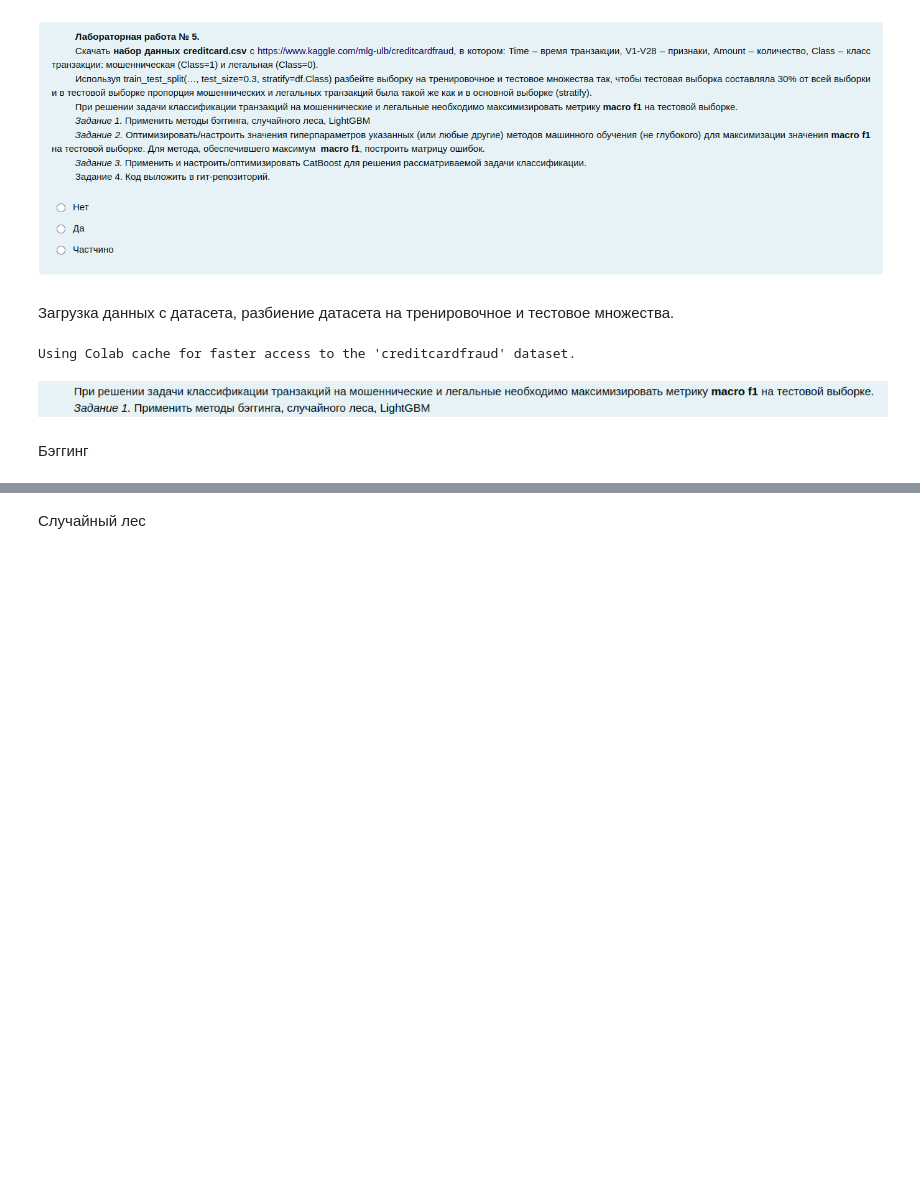
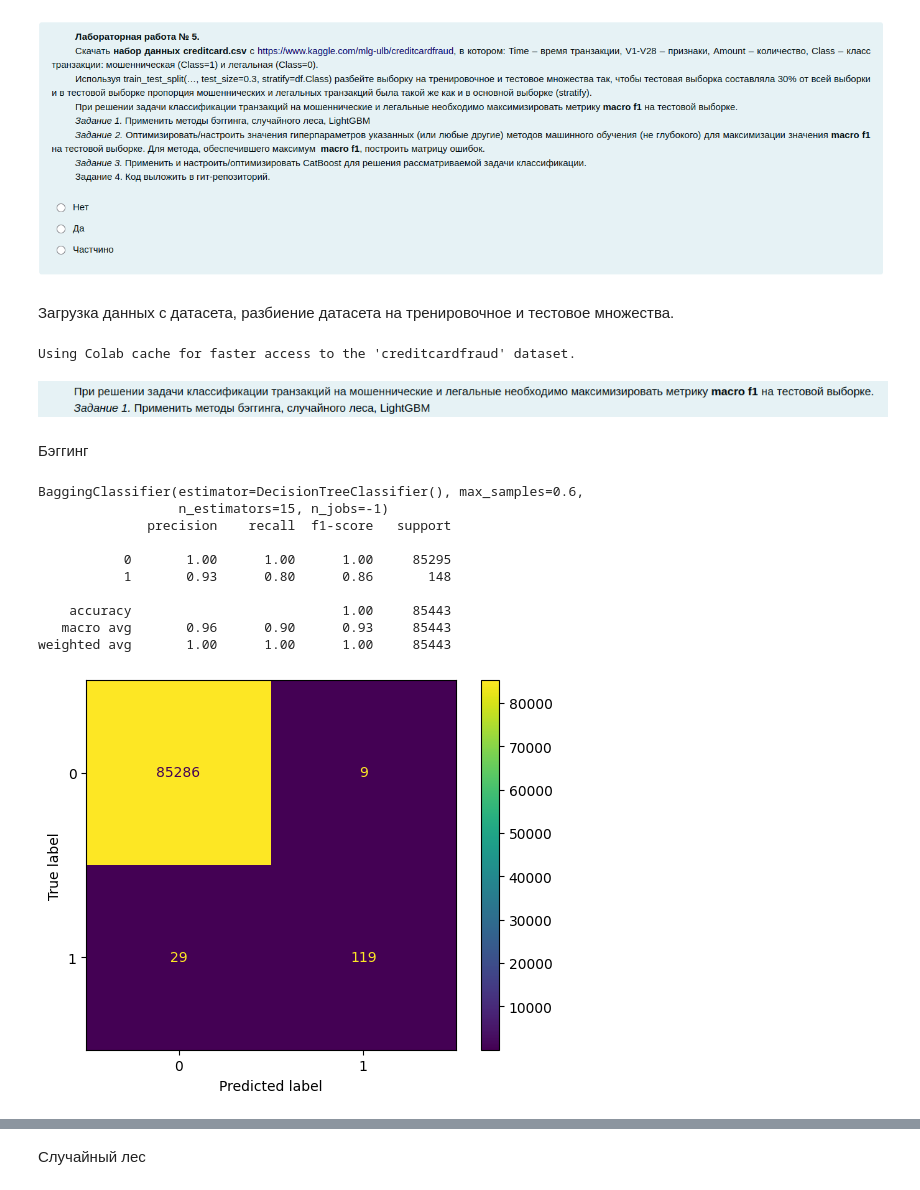
Before and after one commit to matikk0/anti-fraud_, a Jupyter notebook: lab5.ipynb, the cells around one changed output, grey strips where cells are left out. Saved outputs shown, nothing was run; the diff lists cells and outputs as text; code cells hidden in the pictures; blank space fills up the shorter version.

```diff
--- a/lab5.ipynb
+++ b/lab5.ipynb
@@ -6,8 +6,21 @@
 Загрузка данных с датасета, разбиение датасета на тренировочное и тестовое множества.
 # %%
 import kagglehub
+import time
 import pandas as pd
+import matplotlib.pyplot as plt
 from sklearn.model_selection import train_test_split
+from sklearn.model_selection import GridSearchCV
+from sklearn.metrics import classification_report
+from sklearn.metrics import confusion_matrix, ConfusionMatrixDisplay
+
+def stats_show(clf, y_true, y_pred):
+  print(clf.best_estimator_)
+  print(classification_report(y_true, y_pred))
+  cm = confusion_matrix(y_true, y_pred, labels=clf.classes_)
+  disp = ConfusionMatrixDisplay(confusion_matrix=cm, display_labels = clf.classes_)
+  disp.plot()
+  plt.show()
 
 path = kagglehub.dataset_download("mlg-ulb/creditcardfraud")
 path += "/creditcard.csv"
@@ -22,11 +35,28 @@ Using Colab cache for faster access to the 'creditcardfraud' dataset.
 # %% [markdown]
 Бэггинг
 # %%
+%%time
 from sklearn.ensemble import BaggingClassifier
 from sklearn.tree import DecisionTreeClassifier
 
-clf = BaggingClassifier(DecisionTreeClassifier(),
-                        n_estimators = 10,
-                        max_samples = 0.5)
+
+params = {"n_estimators": [5, 10, 15], "max_samples": [0.6, 0.8]}
+bagging = BaggingClassifier(DecisionTreeClassifier(),
+                        n_jobs = -1)
+clf = GridSearchCV(bagging, params, scoring="f1_macro", n_jobs=-1)
 clf.fit(x_train, y_train)
 y_pred = clf.predict(x_test)
+
+stats_show(clf, y_test, y_pred)
+# %% [output]
+BaggingClassifier(estimator=DecisionTreeClassifier(), max_samples=0.6,
+                  n_estimators=15, n_jobs=-1)
+              precision    recall  f1-score   support
+
+           0       1.00      1.00      1.00     85295
+           1       0.93      0.80      0.86       148
+
+    accuracy                           1.00     85443
+   macro avg       0.96      0.90      0.93     85443
+weighted avg       1.00      1.00      1.00     85443
+[figure, added]
```
Also changed, not shown: parts of 7 cells of this notebook.
